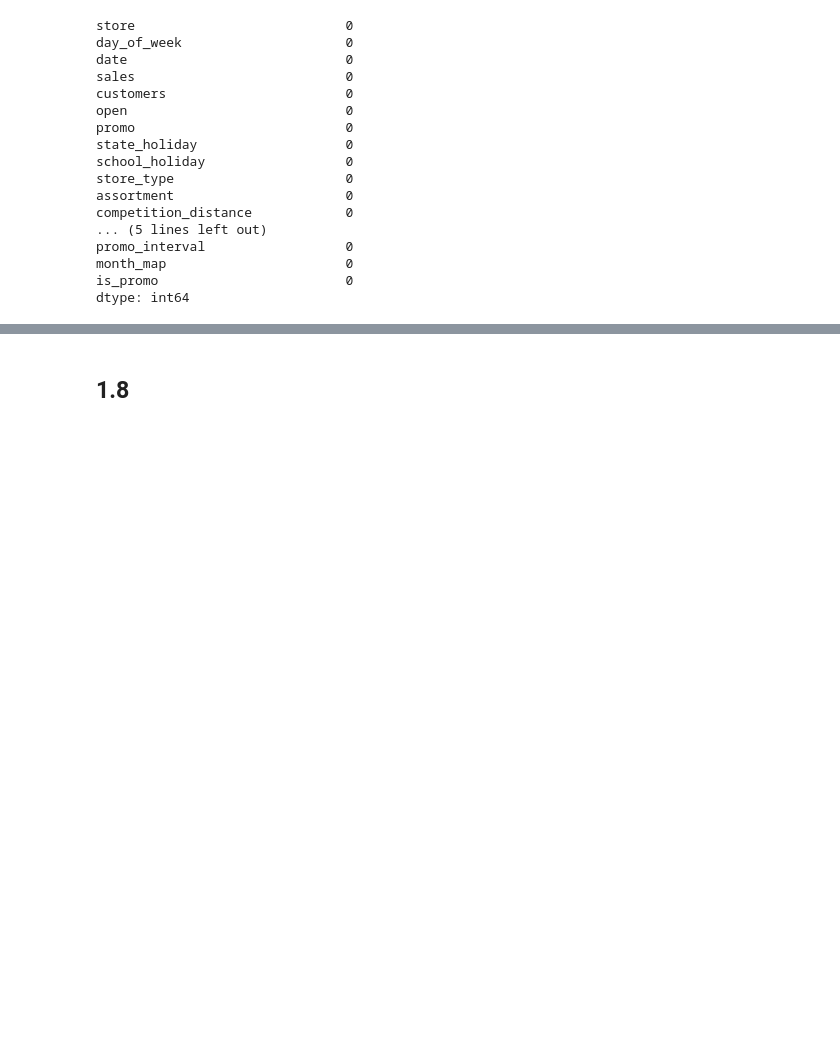
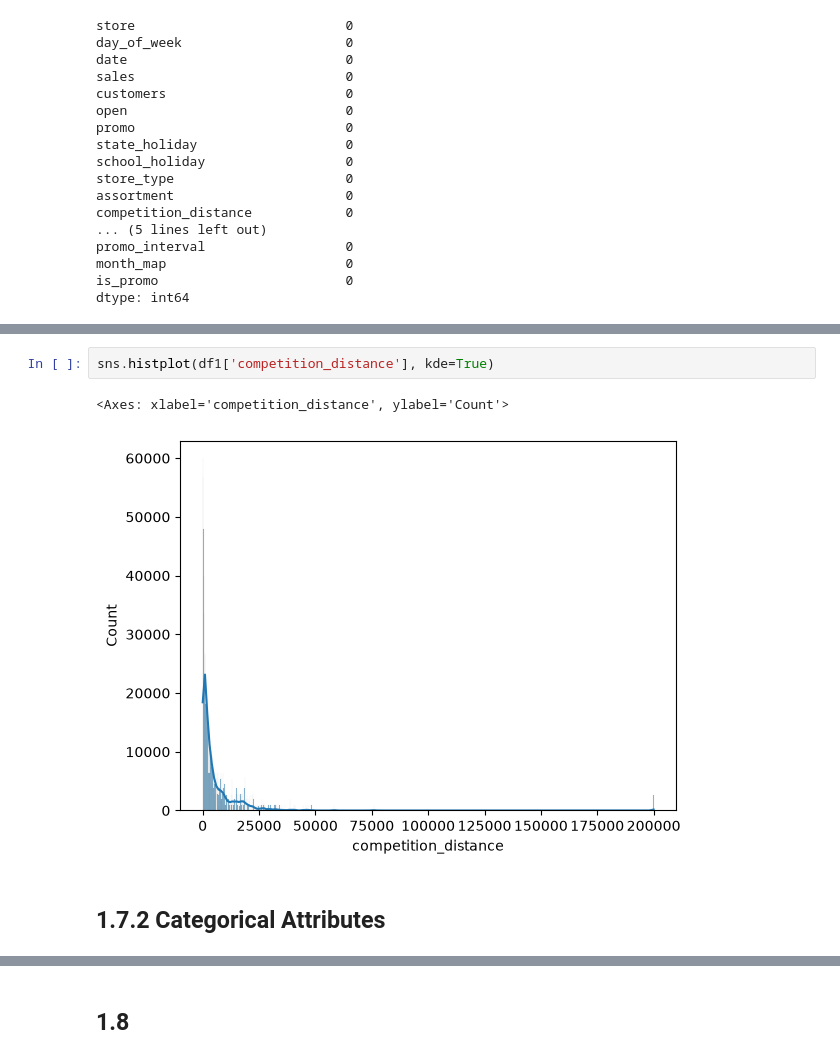
Before and after one commit to MarinaOnohara/Rossmann_Project, a Jupyter notebook: Notebooks/m02_v01_store_sales_prediction.ipynb, the cells around one changed output, grey strips where cells are left out. Drawn from its saved outputs; the diff is of its cells as text; blank space fills up the shorter version.

```diff
--- a/Notebooks/m02_v01_store_sales_prediction.ipynb
+++ b/Notebooks/m02_v01_store_sales_prediction.ipynb
@@ -198,0 +295,7 @@ dtype: int64
+# %%
+sns.histplot(df1['competition_distance'], kde=True)
+# %% [output]
+<Axes: xlabel='competition_distance', ylabel='Count'>
+[figure, added]
+# %% [markdown]
+## 1.7.2 Categorical Attributes
```
Also changed, not shown: parts of 12 cells of this notebook.
